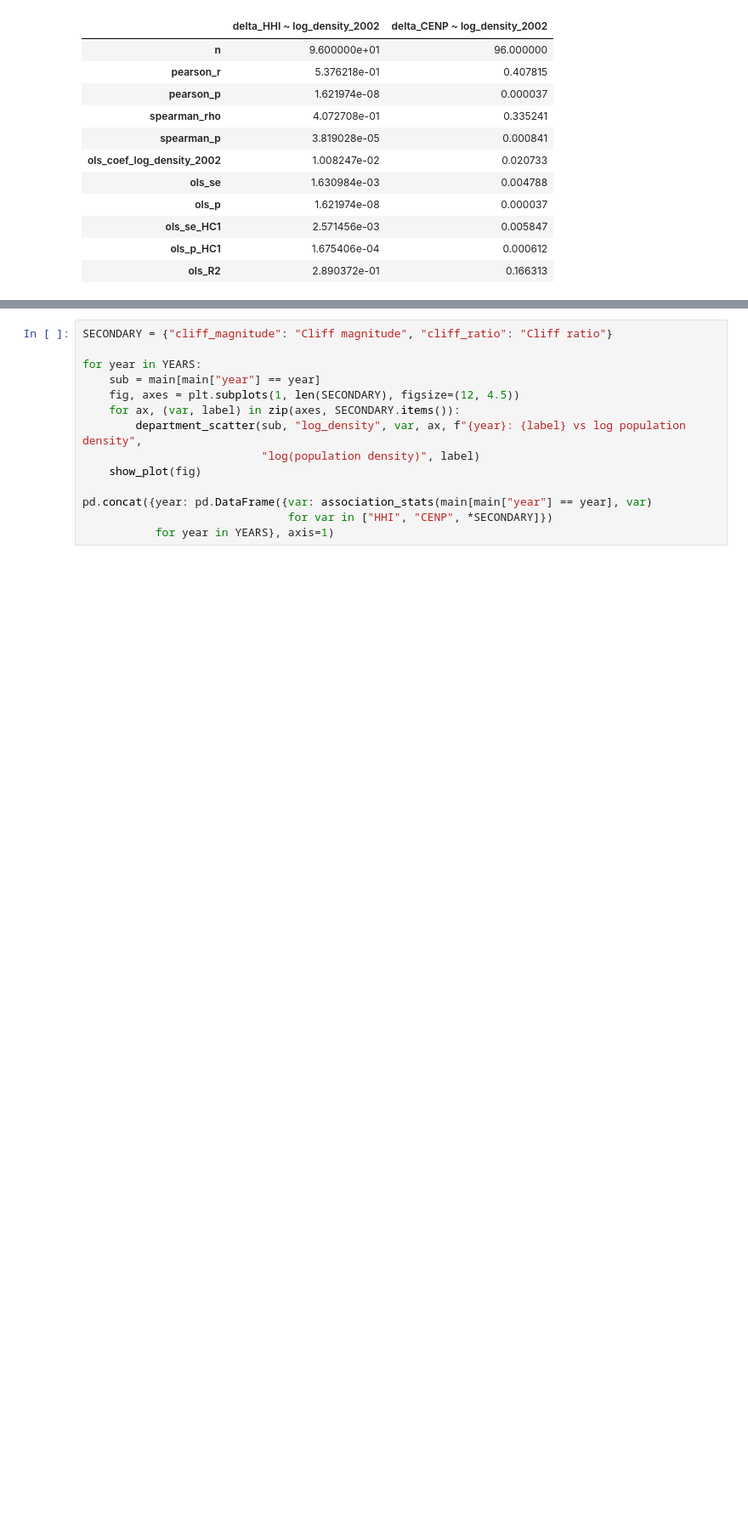
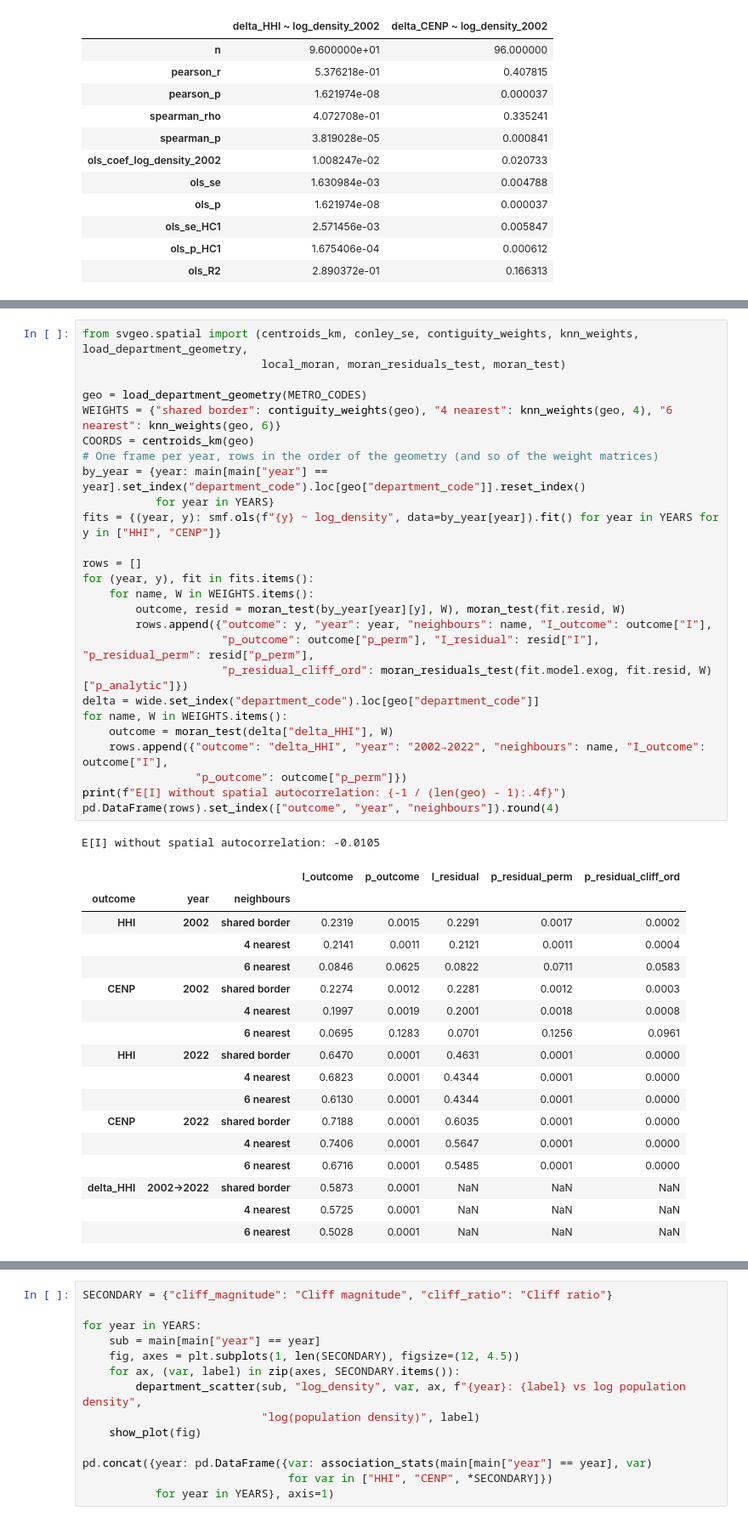
Before and after one commit to clarasalas/strategic-voting-geo-2RS, a Jupyter notebook: notebooks/analysis_departements.ipynb, the cells around one changed output, grey strips where cells are left out. Shown at 85% size. Cells and saved outputs as stored; diff of their text form; blank space fills up the shorter version.

```diff
--- a/notebooks/analysis_departements.ipynb
+++ b/notebooks/analysis_departements.ipynb
@@ -317,0 +331,45 @@ pd.concat([delta_association("delta_HHI", "log_density_2002"), delta_association
+# %%
+from svgeo.spatial import (centroids_km, conley_se, contiguity_weights, knn_weights, load_department_geometry,
+                           local_moran, moran_residuals_test, moran_test)
+
+geo = load_department_geometry(METRO_CODES)
+WEIGHTS = {"shared border": contiguity_weights(geo), "4 nearest": knn_weights(geo, 4), "6 nearest": knn_weights(geo, 6)}
+COORDS = centroids_km(geo)
+# One frame per year, rows in the order of the geometry (and so of the weight matrices)
+by_year = {year: main[main["year"] == year].set_index("department_code").loc[geo["department_code"]].reset_index()
+           for year in YEARS}
+fits = {(year, y): smf.ols(f"{y} ~ log_density", data=by_year[year]).fit() for year in YEARS for y in ["HHI", "CENP"]}
+
+rows = []
+for (year, y), fit in fits.items():
+    for name, W in WEIGHTS.items():
+        outcome, resid = moran_test(by_year[year][y], W), moran_test(fit.resid, W)
+        rows.append({"outcome": y, "year": year, "neighbours": name, "I_outcome": outcome["I"],
+                     "p_outcome": outcome["p_perm"], "I_residual": resid["I"], "p_residual_perm": resid["p_perm"],
+                     "p_residual_cliff_ord": moran_residuals_test(fit.model.exog, fit.resid, W)["p_analytic"]})
+delta = wide.set_index("department_code").loc[geo["department_code"]]
+for name, W in WEIGHTS.items():
+    outcome = moran_test(delta["delta_HHI"], W)
+    rows.append({"outcome": "delta_HHI", "year": "2002→2022", "neighbours": name, "I_outcome": outcome["I"],
+                 "p_outcome": outcome["p_perm"]})
+print(f"E[I] without spatial autocorrelation: {-1 / (len(geo) - 1):.4f}")
+pd.DataFrame(rows).set_index(["outcome", "year", "neighbours"]).round(4)
+# %% [output]
+E[I] without spatial autocorrelation: -0.0105
+|  |  |  | I_outcome | p_outcome | I_residual | p_residual_perm | p_residual_cliff_ord |
+| outcome | year | neighbours |  |  |  |  |  |
+| HHI | 2002 | shared border | 0.2319 | 0.0015 | 0.2291 | 0.0017 | 0.0002 |
+|  |  | 4 nearest | 0.2141 | 0.0011 | 0.2121 | 0.0011 | 0.0004 |
+|  |  | 6 nearest | 0.0846 | 0.0625 | 0.0822 | 0.0711 | 0.0583 |
+| CENP | 2002 | shared border | 0.2274 | 0.0012 | 0.2281 | 0.0012 | 0.0003 |
+|  |  | 4 nearest | 0.1997 | 0.0019 | 0.2001 | 0.0018 | 0.0008 |
+|  |  | 6 nearest | 0.0695 | 0.1283 | 0.0701 | 0.1256 | 0.0961 |
+| HHI | 2022 | shared border | 0.6470 | 0.0001 | 0.4631 | 0.0001 | 0.0000 |
+|  |  | 4 nearest | 0.6823 | 0.0001 | 0.4344 | 0.0001 | 0.0000 |
+|  |  | 6 nearest | 0.6130 | 0.0001 | 0.4344 | 0.0001 | 0.0000 |
+| CENP | 2022 | shared border | 0.7188 | 0.0001 | 0.6035 | 0.0001 | 0.0000 |
+|  |  | 4 nearest | 0.7406 | 0.0001 | 0.5647 | 0.0001 | 0.0000 |
+|  |  | 6 nearest | 0.6716 | 0.0001 | 0.5485 | 0.0001 | 0.0000 |
+| delta_HHI | 2002→2022 | shared border | 0.5873 | 0.0001 | NaN | NaN | NaN |
+|  |  | 4 nearest | 0.5725 | 0.0001 | NaN | NaN | NaN |
+|  |  | 6 nearest | 0.5028 | 0.0001 | NaN | NaN | NaN |
```
Also changed, not shown: parts of 8 cells of this notebook, 5 other files.
